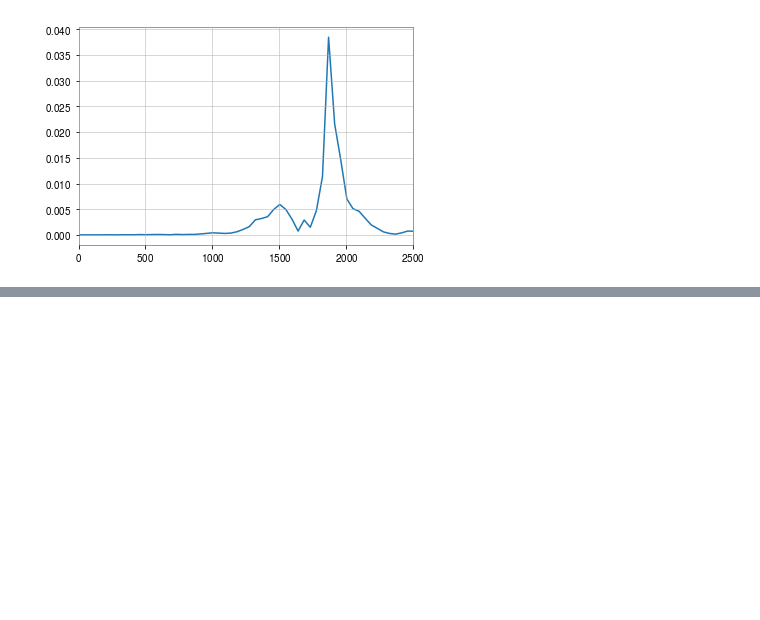
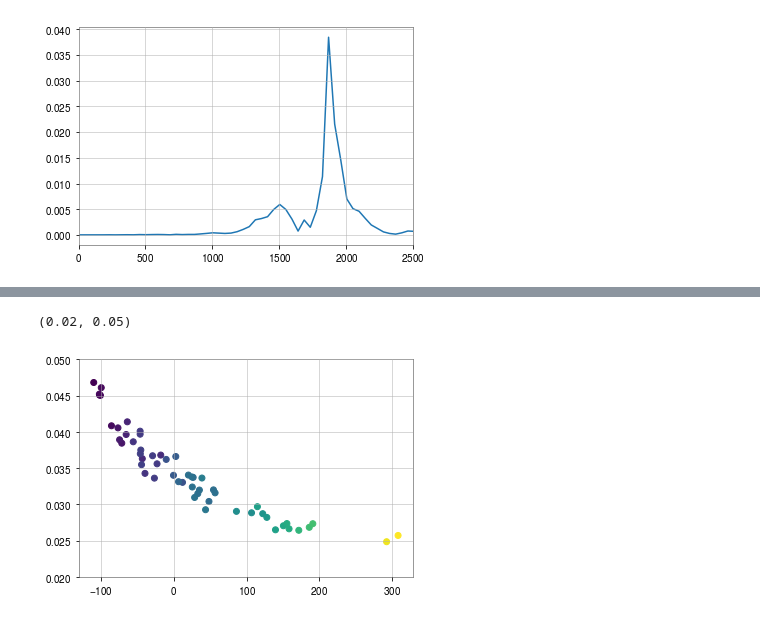
Before and after one commit to johnkou97/model, a Jupyter notebook: Freq_dom.ipynb, the cells around one changed output, grey strips where cells are left out. Saved outputs shown, nothing was run; the diff lists cells and outputs as text; code cells hidden in the pictures; blank space fills up the shorter version.

Commit message:
Freq dom results

```diff
--- a/Freq_dom.ipynb
+++ b/Freq_dom.ipynb
@@ -143,5 +193,5 @@ for m in range(0,2):
 # %%
-freq=np.zeros(31)
+freq2=np.zeros(31)
 
 i=0
 for m in range(0,2):
@@ -150,8 +200,10 @@ for m in range(0,2):
             name = 'data/BAM:0%s%s%s.h5' %(m,k,j)
             try:
                 file=h5py.File(name,'r')
+                dat = list(file["/rh_22"])
+                rh = np.array(file["/rh_22/%s" %dat[-1]])
 
-                freq[i]=analyze(file,mas[i])
+                freq2[i]=analyze(file,mas2[i])
 
                 i=i+1
             except OSError:
@@ -172,0 +231,4 @@ array([1867.34520968, 2818.29968026, 2777.34211799,
+# %%
+freq=np.concatenate((freq1,freq2))
+mas=np.concatenate((mas1,mas2))
+eos=np.concatenate((eos1,eos2))
@@ -172,0 +237,27 @@ array([1867.34520968, 2818.29968026, 2777.34211799,
+# %%
+mtov=np.zeros(len(eos))
+for i in range(len(eos)):
+    if eos[i]==1:
+        mtov[i]=2.06
+    if eos[i]==2:
+        mtov[i]=2.03
+    if eos[i]==3:
+        mtov[i]=2.77
+    if eos[i]==4:
+        mtov[i]=2.77
+    if eos[i]==5:
+        mtov[i]=1.99
+    if eos[i]==6:
+        mtov[i]=2.76
+    if eos[i]==7:
+        mtov[i]=2.25
+    if eos[i]==8:
+        mtov[i]=2.83
+    if eos[i]==9:
+        mtov[i]=2.10
+    if eos[i]==10:
+        mtov[i]=2.42
+    if eos[i]==11:
+        mtov[i]=2.04
+    if eos[i]==12:
+        mtov[i]=2.06
@@ -172,0 +275,5 @@ array([1867.34520968, 2818.29968026, 2777.34211799,
+# %%
+lamda=np.load('lamda.npy')
+k=(3/16)*lamda
+a=-131.7010
+zeta=k+a*mas/mtov
@@ -172,0 +301,6 @@ array([1867.34520968, 2818.29968026, 2777.34211799,
+# %%
+plt.scatter(zeta,mas*freq,c=lamda)
+plt.ylim(0.02,0.05)
+# %% [output]
+(0.02, 0.05)
+[figure, added]
```
Also changed, not shown: parts of 15 cells of this notebook, 5 other files.
